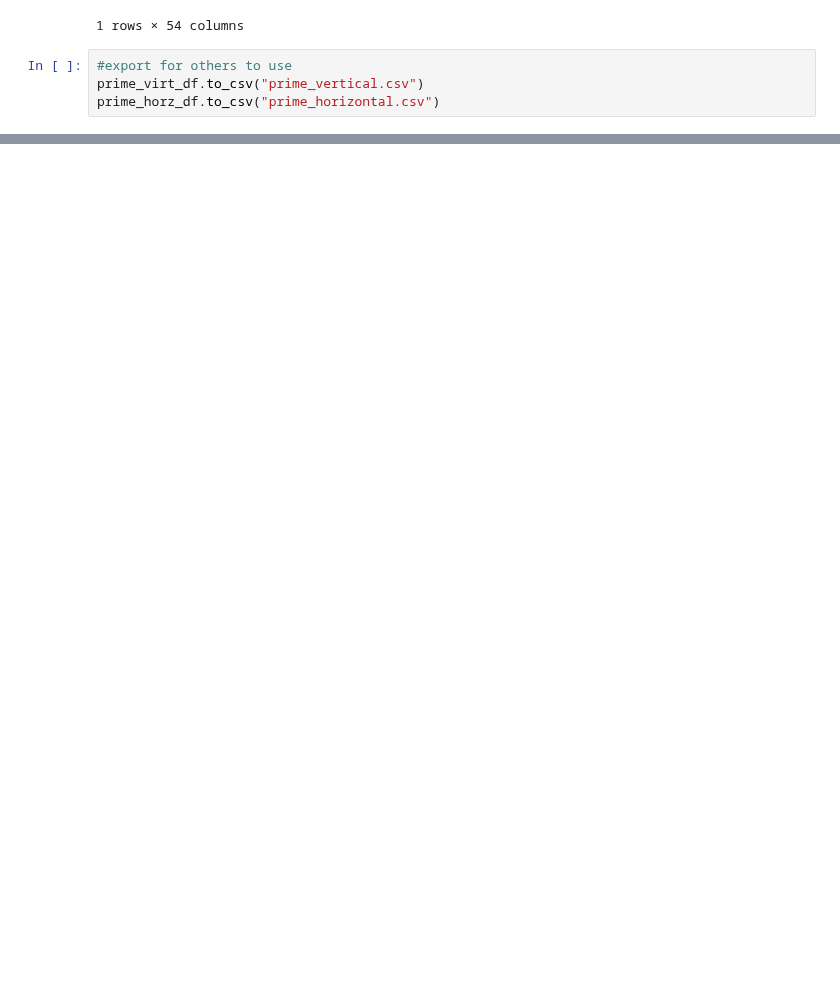
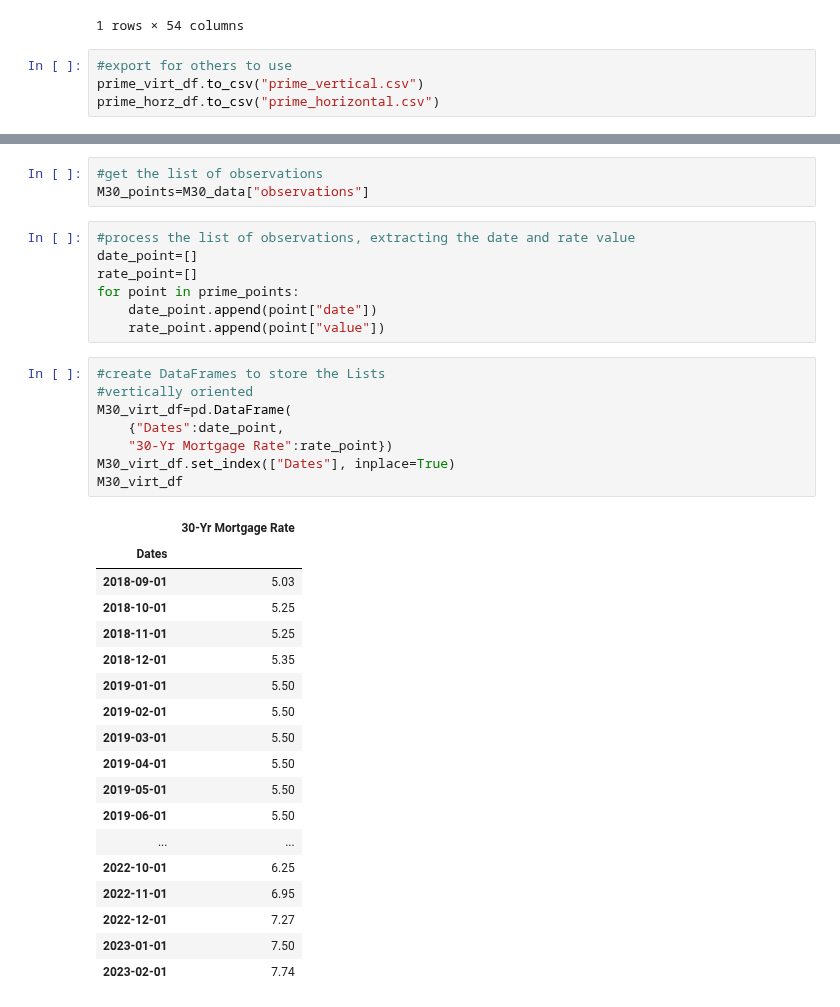
Before and after one commit to ceramicbull/Project-1-Repo, a Jupyter notebook: bens_analysis/Fred API.ipynb, the cells around one changed output, grey strips where cells are left out. Saved outputs shown, nothing was run; the diff lists cells and outputs as text; blank space fills up the shorter version.

```diff
--- a/bens_analysis/Fred API.ipynb
+++ b/bens_analysis/Fred API.ipynb
@@ -91,0 +134,37 @@ prime_horz_df.to_csv("prime_horizontal.csv")
+# %%
+#get the list of observations
+M30_points=M30_data["observations"]
+# %%
+#process the list of observations, extracting the date and rate value
+date_point=[]
+rate_point=[]
+for point in prime_points:
+    date_point.append(point["date"])
+    rate_point.append(point["value"])
+# %%
+#create DataFrames to store the Lists
+#vertically oriented
+M30_virt_df=pd.DataFrame(
+    {"Dates":date_point,
+    "30-Yr Mortgage Rate":rate_point})
+M30_virt_df.set_index(["Dates"], inplace=True)
+M30_virt_df
+# %% [output]
+|  | 30-Yr Mortgage Rate |
+| Dates |  |
+| 2018-09-01 | 5.03 |
+| 2018-10-01 | 5.25 |
+| 2018-11-01 | 5.25 |
+| 2018-12-01 | 5.35 |
+| 2019-01-01 | 5.50 |
+| 2019-02-01 | 5.50 |
+| 2019-03-01 | 5.50 |
+| 2019-04-01 | 5.50 |
+| 2019-05-01 | 5.50 |
+| 2019-06-01 | 5.50 |
+| ... | ... |
+| 2022-10-01 | 6.25 |
+| 2022-11-01 | 6.95 |
+| 2022-12-01 | 7.27 |
+| 2023-01-01 | 7.50 |
+| 2023-02-01 | 7.74 |
```
Also changed, not shown: parts of 10 cells of this notebook, 2 other files.
